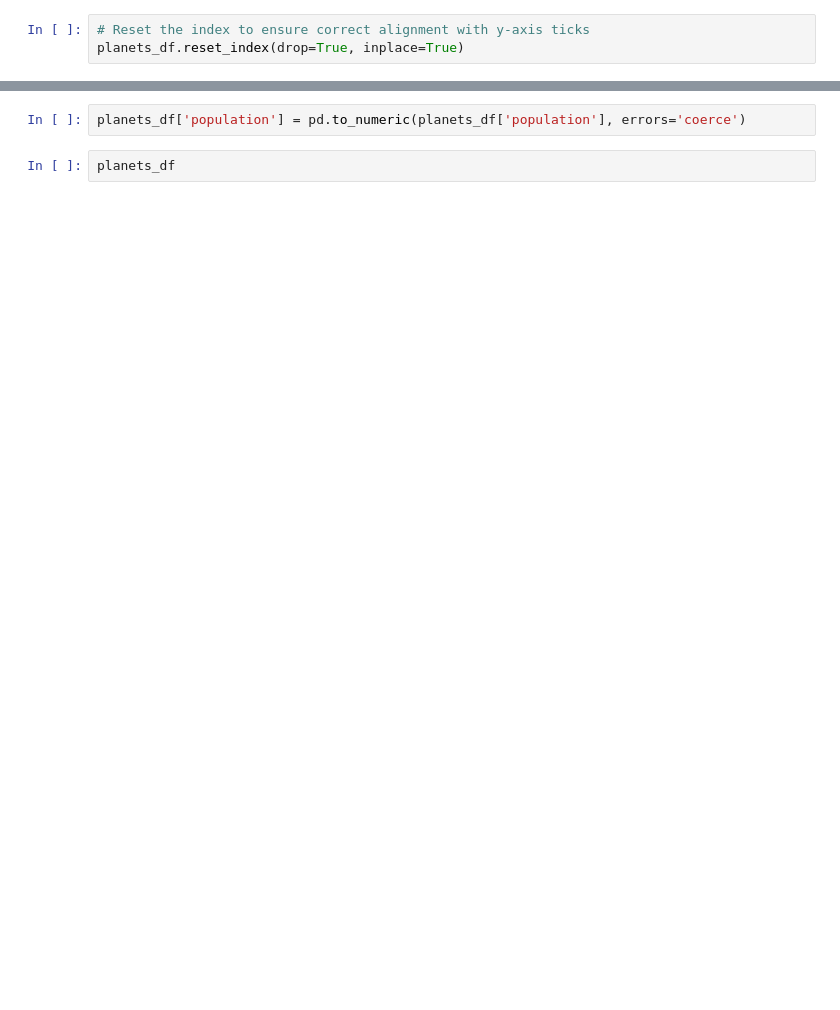
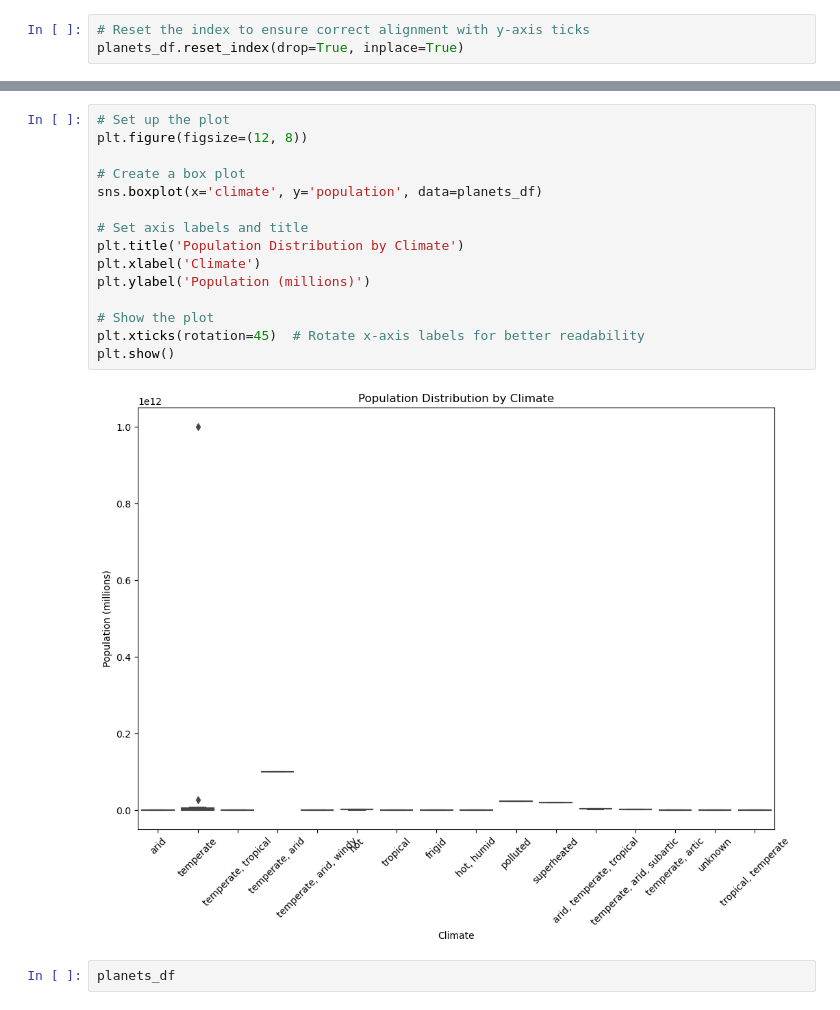
Before and after one commit to boi-andy/final_project, a Jupyter notebook: planets1.ipynb, the cells around one changed output, grey strips where cells are left out. Cells and saved outputs as stored; diff of their text form; blank space fills up the shorter version.

```diff
--- a/planets1.ipynb
+++ b/planets1.ipynb
@@ -187,5 +188,20 @@ plt.show()
-# %%
-planets_df['population'] = pd.to_numeric(planets_df['population'], errors='coerce')
+# %%
+# Set up the plot
+plt.figure(figsize=(12, 8))
+
+# Create a box plot
+sns.boxplot(x='climate', y='population', data=planets_df)
+
+# Set axis labels and title
+plt.title('Population Distribution by Climate')
+plt.xlabel('Climate')
+plt.ylabel('Population (millions)')
+
+# Show the plot
+plt.xticks(rotation=45)  # Rotate x-axis labels for better readability
+plt.show()
+# %% [output]
+[figure, added]
 # %%
 planets_df
 # %% [output]
```
Also changed, not shown: parts of 9 cells of this notebook, 3 other files.
